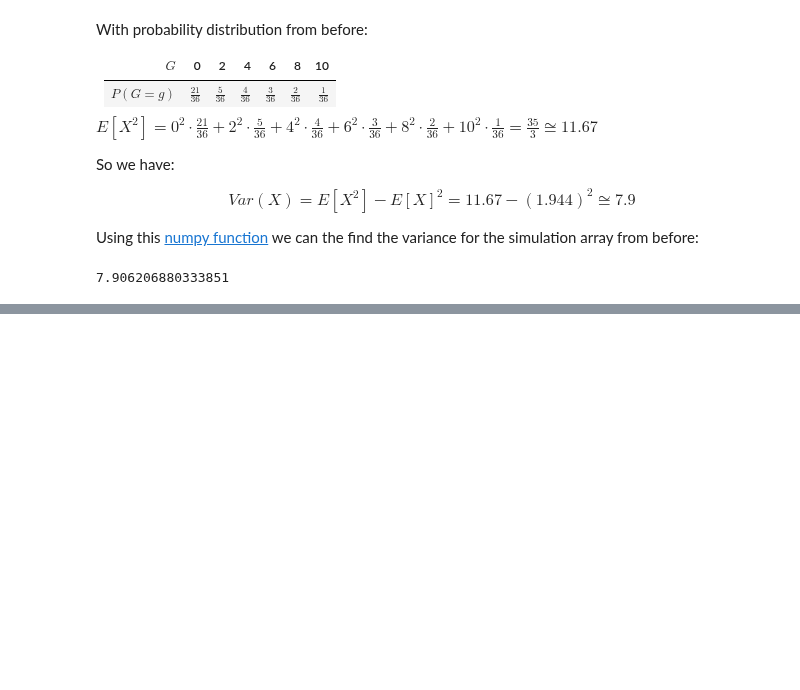
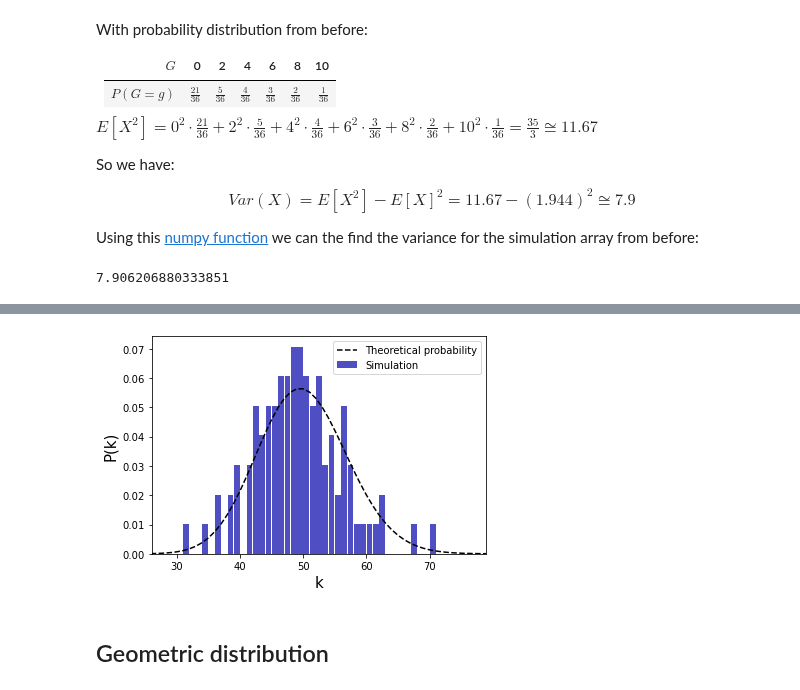
Before and after one commit to brenoslivio/Statistics-Python, a Jupyter notebook: 2-ProbabilityTheory/2_ProbabilityTheory.ipynb, the cells around one changed output, grey strips where cells are left out. Drawn from its saved outputs; the diff is of its cells as text; code cells hidden in the pictures; blank space fills up the shorter version.

Commit message:
Poisson distribution

```diff
--- a/2-ProbabilityTheory/2_ProbabilityTheory.ipynb
+++ b/2-ProbabilityTheory/2_ProbabilityTheory.ipynb
@@ -762,0 +859,30 @@ np.var(vsim)
+# %%
+import numpy as np
+import matplotlib.pyplot as plt
+
+lamb = 50 # rate
+n = 100
+
+P = np.random.poisson(lamb, n)
+k = np.arange(0, np.max(P))
+count, bins, ignored = plt.hist(P, bins=k, density=True, color='#0504aa',alpha=0.7, rwidth=0.9, label='Simulation')
+
+# theoretical curve
+Po = np.zeros(n+1)
+vo = np.arange(0,n+1)
+lbd = n*p
+
+for k in range(0,n+1):
+    Po[k] = (np.exp(-lamb)*lamb**k)/math.factorial(k)
+
+plt.plot(vo, Po, 'k--', label='Theoretical probability')
+
+plt.xlim(np.min(P) - 5 , np.max(P) + 5)
+plt.xlabel('k', fontsize = 15)
+plt.ylabel('P(k)',fontsize = 15)
+plt.legend()
+plt.show(True)
+# %% [output]
+[figure, added]
+# %% [markdown]
+## Geometric distribution
```
Also changed, not shown: parts of 12 cells of this notebook.
